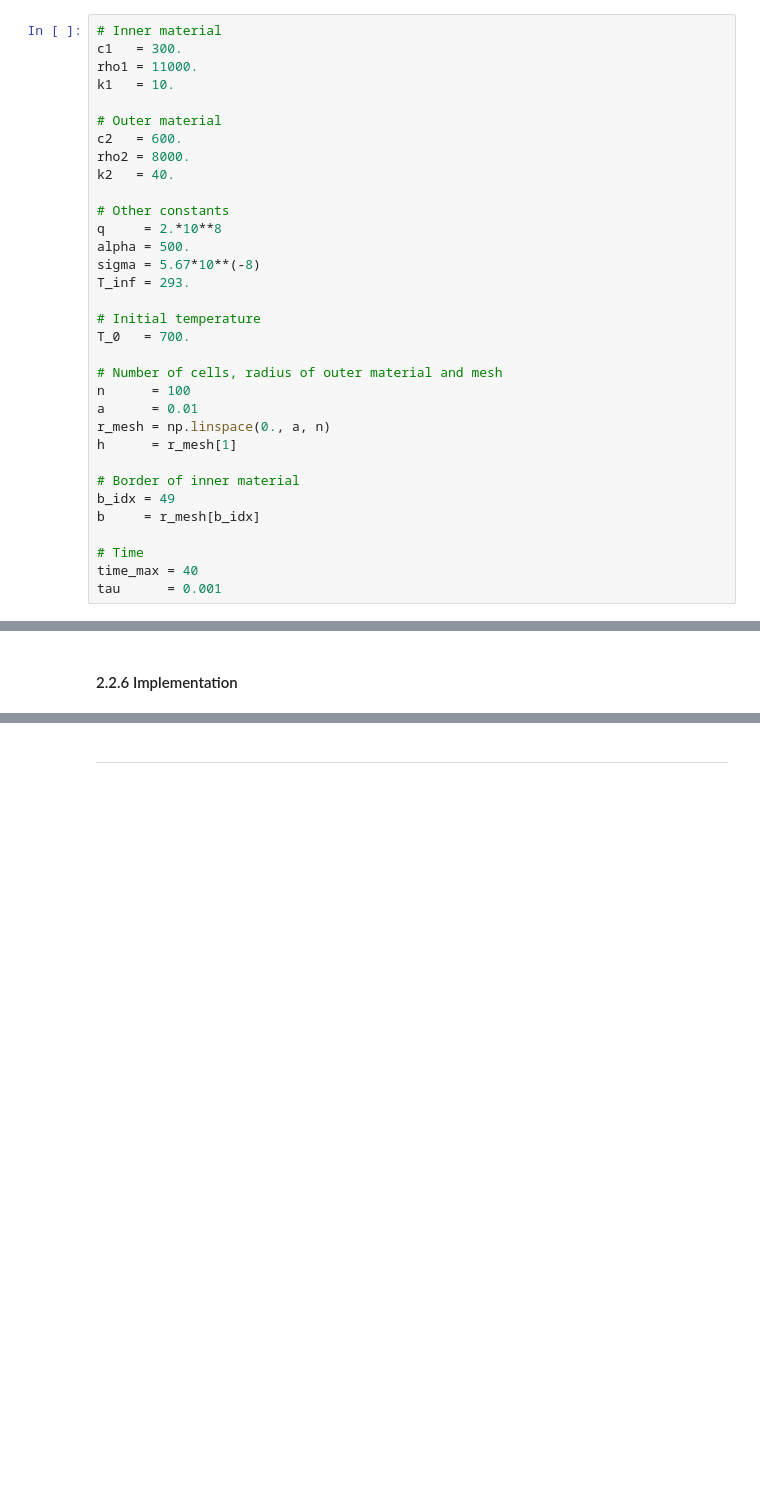
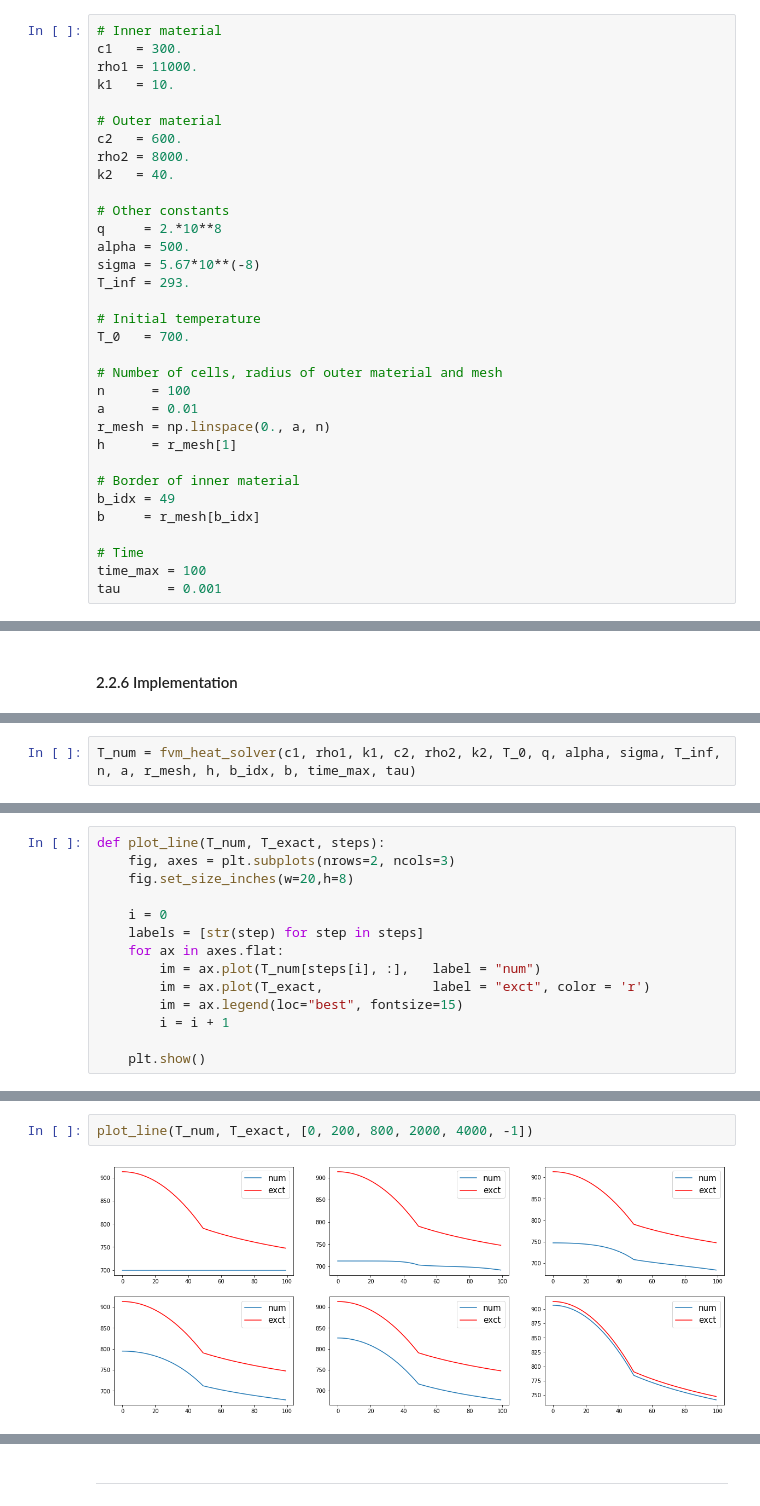
Before and after one commit to krashkov/Blog, a Jupyter notebook: 2020-07-03-example-fvm-heat-equation.ipynb, the cells around one changed output, grey strips where cells are left out. Saved outputs shown, nothing was run; the diff lists cells and outputs as text; blank space fills up the shorter version.

Commit message:
Acompleted fvm-heat-equation

```diff
--- a/2020-07-03-example-fvm-heat-equation.ipynb
+++ b/2020-07-03-example-fvm-heat-equation.ipynb
@@ -120,7 +120,7 @@ b_idx = 49
 b     = r_mesh[b_idx]
 
 # Time
-time_max = 40
+time_max = 100
 tau      = 0.001
 # %% [markdown]
 ### 2.1 Analytical solution
@@ -368,0 +504,2 @@ $$
+# %%
+T_num = fvm_heat_solver(c1, rho1, k1, c2, rho2, k2, T_0, q, alpha, sigma, T_inf, n, a, r_mesh, h, b_idx, b, time_max, tau)
@@ -368,0 +508,14 @@ $$
+# %%
+def plot_line(T_num, T_exact, steps):
+    fig, axes = plt.subplots(nrows=2, ncols=3)
+    fig.set_size_inches(w=20,h=8)
+
+    i = 0
+    labels = [str(step) for step in steps]
+    for ax in axes.flat:
+        im = ax.plot(T_num[steps[i], :],   label = "num")
+        im = ax.plot(T_exact,              label = "exct", color = 'r')
+        im = ax.legend(loc="best", fontsize=15)
+        i = i + 1
+
+    plt.show()
@@ -368,0 +547,4 @@ $$
+# %%
+plot_line(T_num, T_exact, [0, 200, 800, 2000, 4000, -1])
+# %% [output]
+[figure, added]
```
Also changed, not shown: parts of 14 cells of this notebook.
